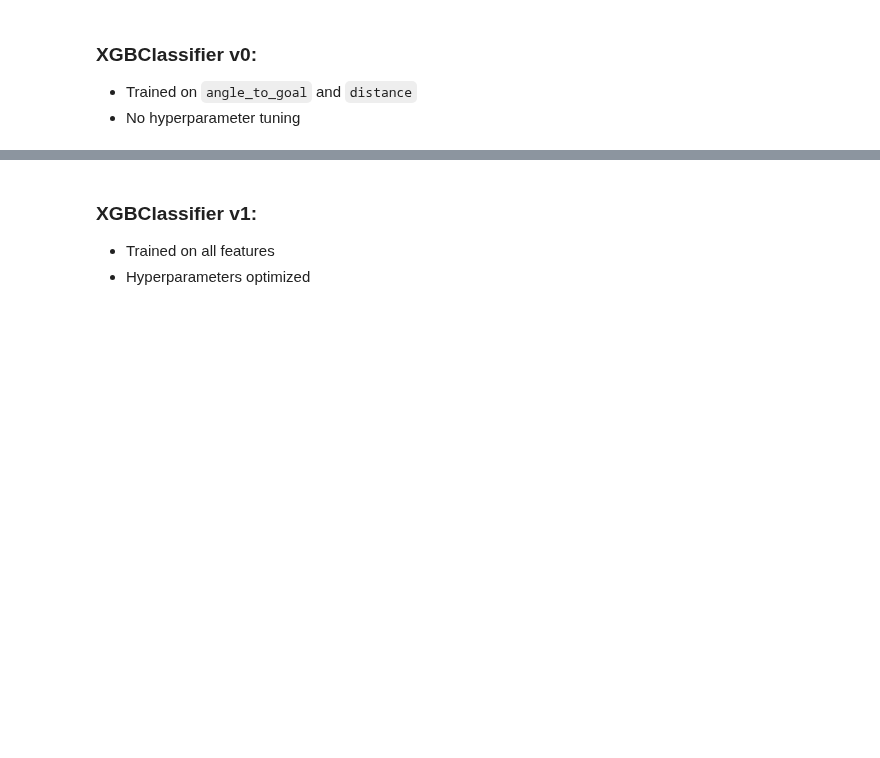
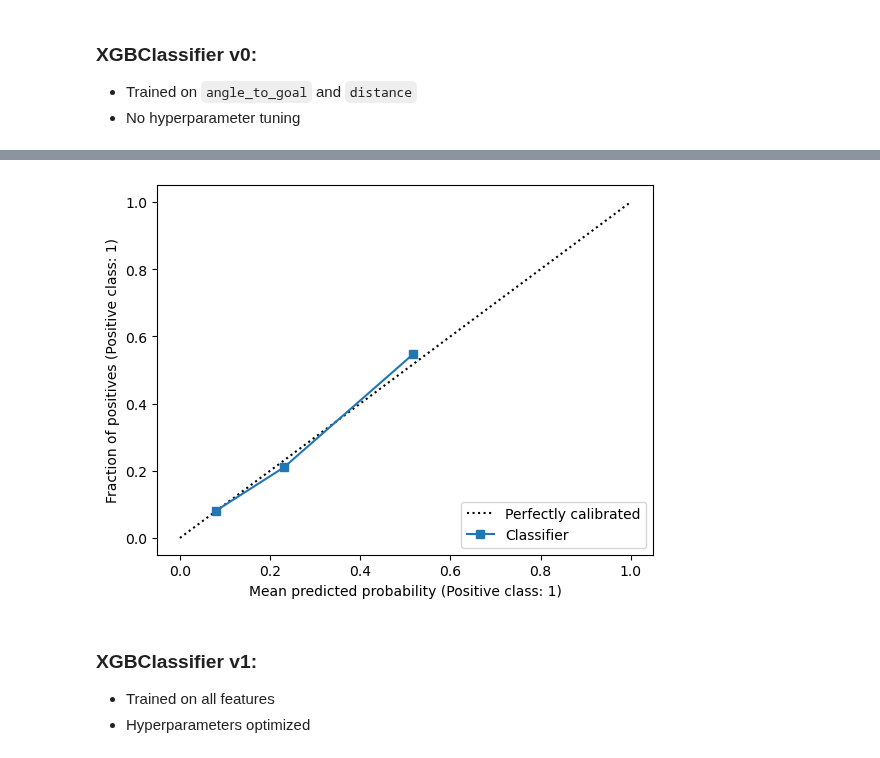
Before and after one commit to hypium/NHL_GoalPredictionApp, a Jupyter notebook: ift6758/models/xgboost.ipynb, the cells around one changed output, grey strips where cells are left out. Saved outputs shown, nothing was run; the diff lists cells and outputs as text; code cells hidden in the pictures; blank space fills up the shorter version.

```diff
--- a/ift6758/models/xgboost.ipynb
+++ b/ift6758/models/xgboost.ipynb
@@ -54,3 +117,8 @@ y_pred_prob = model.predict_proba(X_val_0)[:, 1]
+# %%
+disp = CalibrationDisplay.from_predictions(y_val, results_v0['goal_proba'])
+plt.show()
+# %% [output]
+[figure, added]
 # %% [markdown]
 ### XGBClassifier v1:
 - Trained on all features
```
Also changed, not shown: parts of 10 cells of this notebook.
